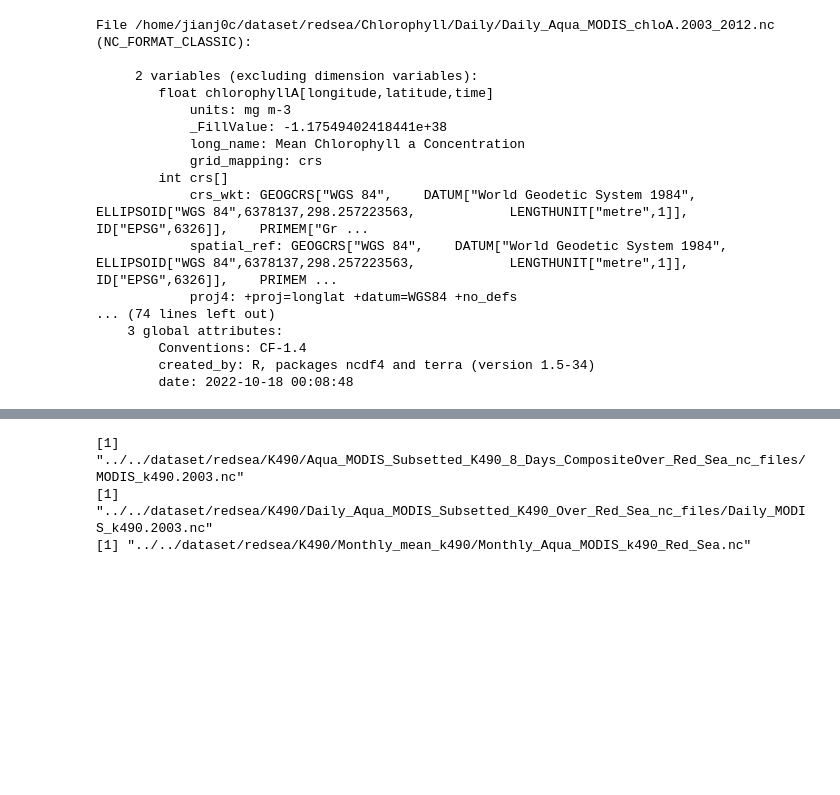
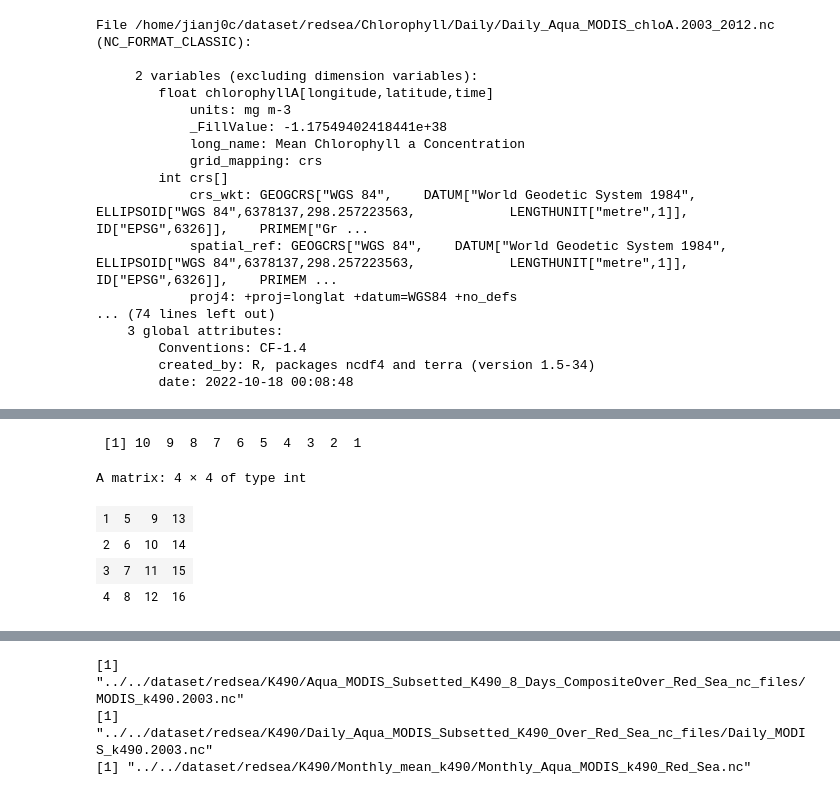
Before and after one commit to Stathastic/redsea, a Jupyter notebook: nc_data_explore.ipynb, the cells around one changed output, grey strips where cells are left out. Saved outputs shown, nothing was run; the diff lists cells and outputs as text; code cells hidden in the pictures; blank space fills up the shorter version.

```diff
--- a/nc_data_explore.ipynb
+++ b/nc_data_explore.ipynb
@@ -106,0 +194,12 @@ dir(dir_path)[1]
+# %%
+g i(1:10)
+# %% [output]
+ [1] 10  9  8  7  6  5  4  3  2  1
+# %%
+rev(matrix(1:16,nrow=4,ncol=4))
+# %% [output]
+A matrix: 4 × 4 of type int
+| 1 | 5 | 9 | 13 |
+| 2 | 6 | 10 | 14 |
+| 3 | 7 | 11 | 15 |
+| 4 | 8 | 12 | 16 |
```
Also changed, not shown: parts of 43 cells of this notebook, 1 other file.
